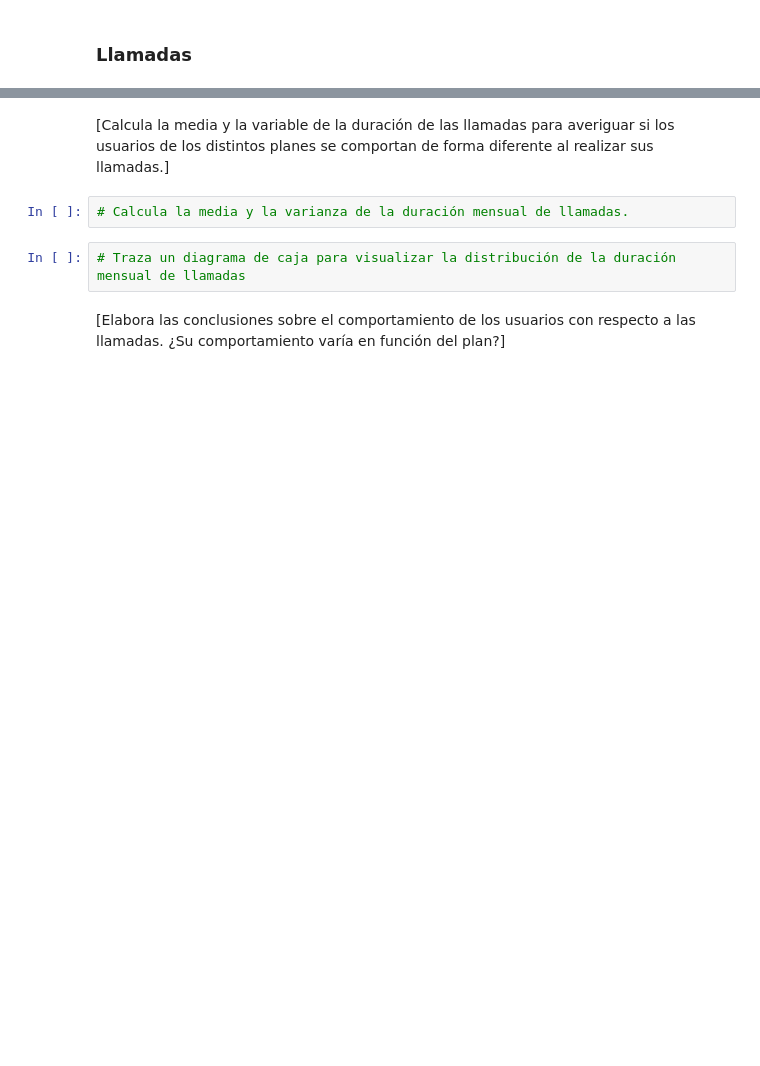
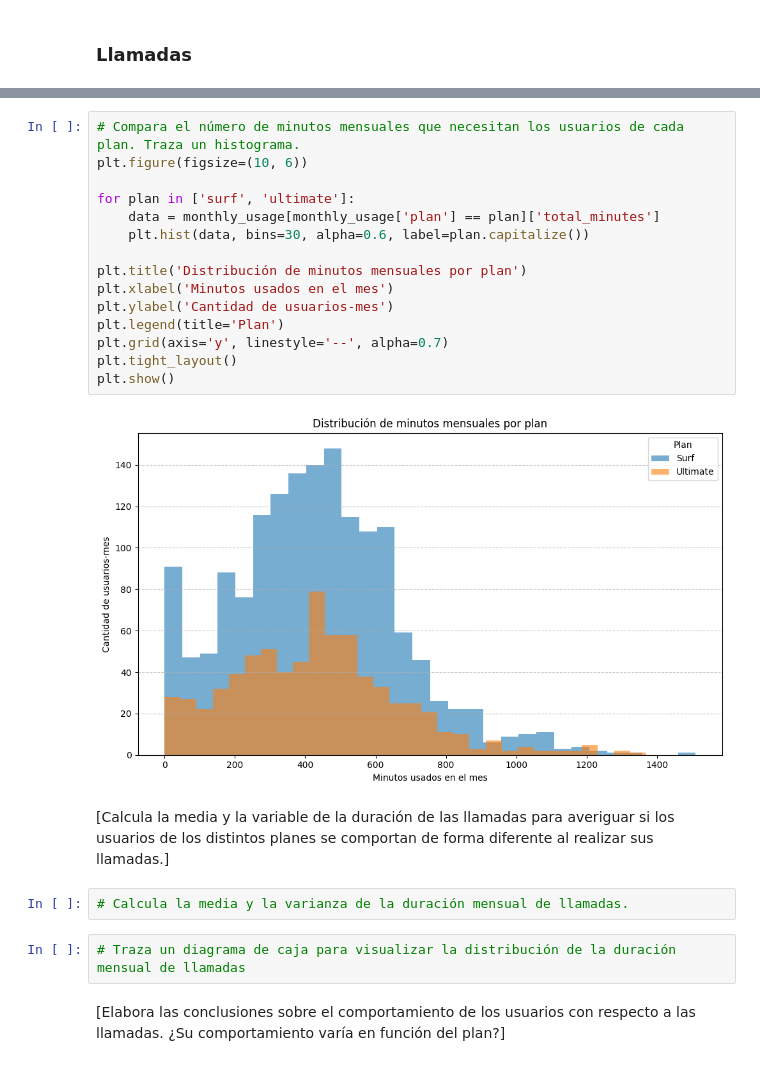
Before and after one commit to RulasBoy/TripleTen-Bootcamp, a Jupyter notebook: Sprint 5/notebook.ipynb, the cells around one changed output, grey strips where cells are left out. Drawn from its saved outputs; the diff is of its cells as text; blank space fills up the shorter version.

```diff
--- a/Sprint 5/notebook.ipynb
+++ b/Sprint 5/notebook.ipynb
@@ -681,3 +698,20 @@ monthly_usage.head()
+# %%
+# Compara el número de minutos mensuales que necesitan los usuarios de cada plan. Traza un histograma.
+plt.figure(figsize=(10, 6))
+
+for plan in ['surf', 'ultimate']:
+    data = monthly_usage[monthly_usage['plan'] == plan]['total_minutes']
+    plt.hist(data, bins=30, alpha=0.6, label=plan.capitalize())
+
+plt.title('Distribución de minutos mensuales por plan')
+plt.xlabel('Minutos usados en el mes')
+plt.ylabel('Cantidad de usuarios-mes')
+plt.legend(title='Plan')
+plt.grid(axis='y', linestyle='--', alpha=0.7)
+plt.tight_layout()
+plt.show()
+# %% [output]
+[figure, added]
 # %% [markdown]
 [Calcula la media y la variable de la duración de las llamadas para averiguar si los usuarios de los distintos planes se comportan de forma diferente al realizar sus llamadas.]
 # %%
```
Also changed, not shown: parts of 5 cells of this notebook.
